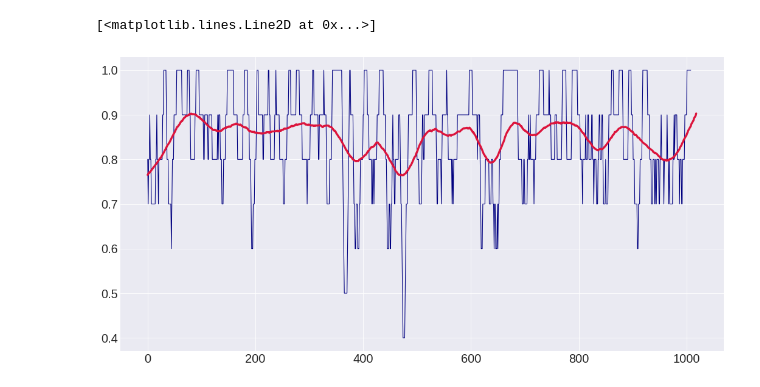
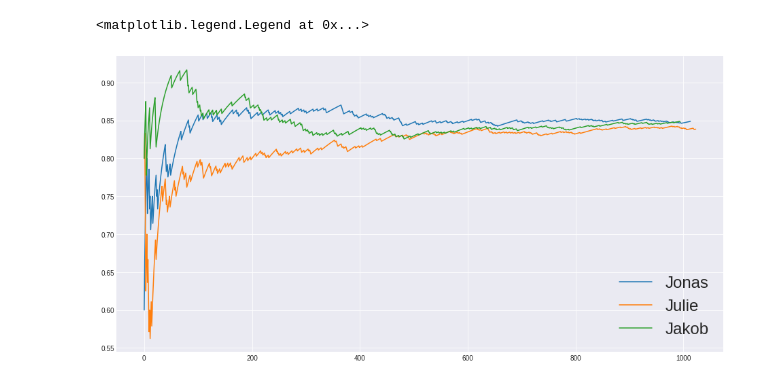
Before and after one commit to asdfbat/FYS-STK4155, a Jupyter notebook: Project3/src/Human_Error.ipynb, the cells around one changed output. Cells and saved outputs as stored; diff of their text form; code cells hidden in the pictures.

```diff
--- a/Project3/src/Human_Error.ipynb
+++ b/Project3/src/Human_Error.ipynb
@@ -64,7 +34,38 @@ window = df_correct.rolling(window_size, win_type="hamming", center=True, min_pe
-# %%
-plt.figure(figsize=(16,8))
-plt.plot(window_correct, c="navy", lw=1)
-plt.plot(window, c="crimson", lw=3)
-# %% [output]
-[<matplotlib.lines.Line2D at 0x...>]
-[figure, removed]
+# %%
+asdf1 = np.loadtxt("../data/Julie_guesses.dat")
+asdf2 = np.loadtxt("../data/Jonas_guesses.dat")
+asdf3 = np.loadtxt("../data/jakob_guesses.dat")
+# %%
+_, actual1, guessed1 = asdf1.T
+_, actual2, guessed2 = asdf2.T
+_, actual3, guessed3 = asdf3.T
+# %%
+correct1 = actual1 == guessed1
+correct2 = actual2 == guessed2
+correct3 = actual3 == guessed3
+nr_guesses1 = len(correct1)
+nr_guesses2 = len(correct2)
+nr_guesses3 = len(correct3)
+# %%
+burnin = 5
+
+cum_correct1 = np.zeros(nr_guesses1-burnin)
+for i in range(nr_guesses1-burnin):
+    cum_correct1[i] = np.mean(correct1[:i+burnin])
+
+cum_correct2 = np.zeros(nr_guesses2-burnin)
+for i in range(nr_guesses2-burnin):
+    cum_correct2[i] = np.mean(correct2[:i+burnin])
+
+cum_correct3 = np.zeros(nr_guesses3-burnin)
+for i in range(nr_guesses3-burnin):
+    cum_correct3[i] = np.mean(correct3[:i+burnin])
+# %%
+plt.figure(figsize=(16,8))
+plt.plot(cum_correct1, label="Jonas")
+plt.plot(cum_correct2, label="Julie")
+plt.plot(cum_correct3, label="Jakob")
+plt.legend(fontsize=24)
+# %% [output]
+<matplotlib.legend.Legend at 0x...>
+[figure, added]
```
Also changed, not shown: parts of 12 cells of this notebook, 2 other files.
